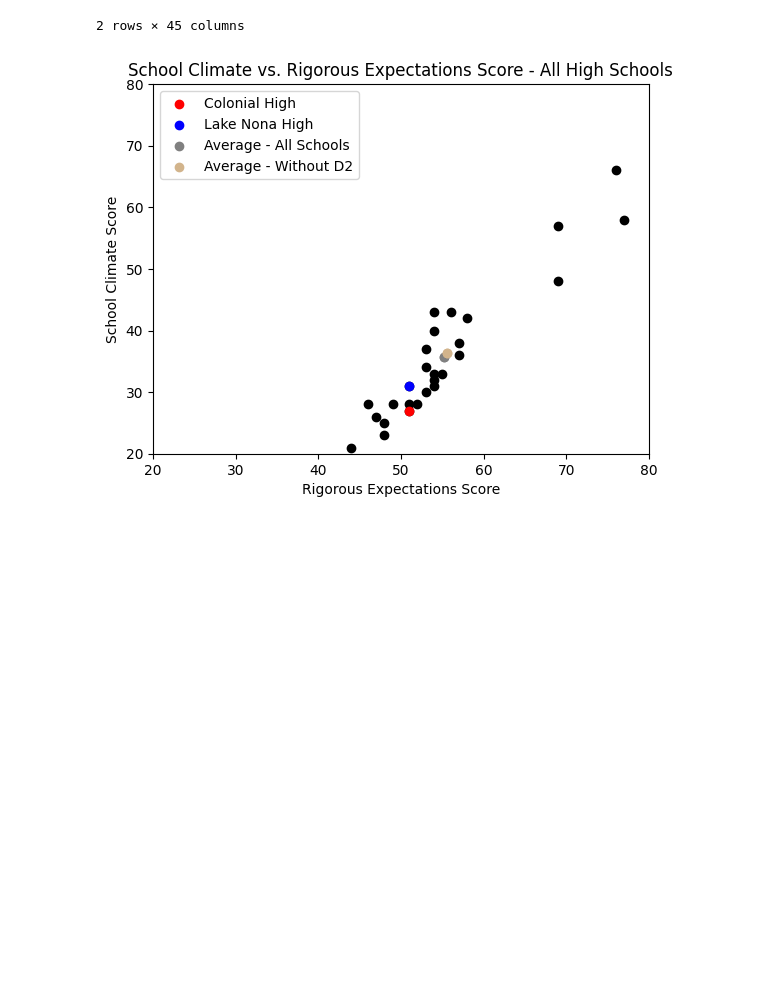
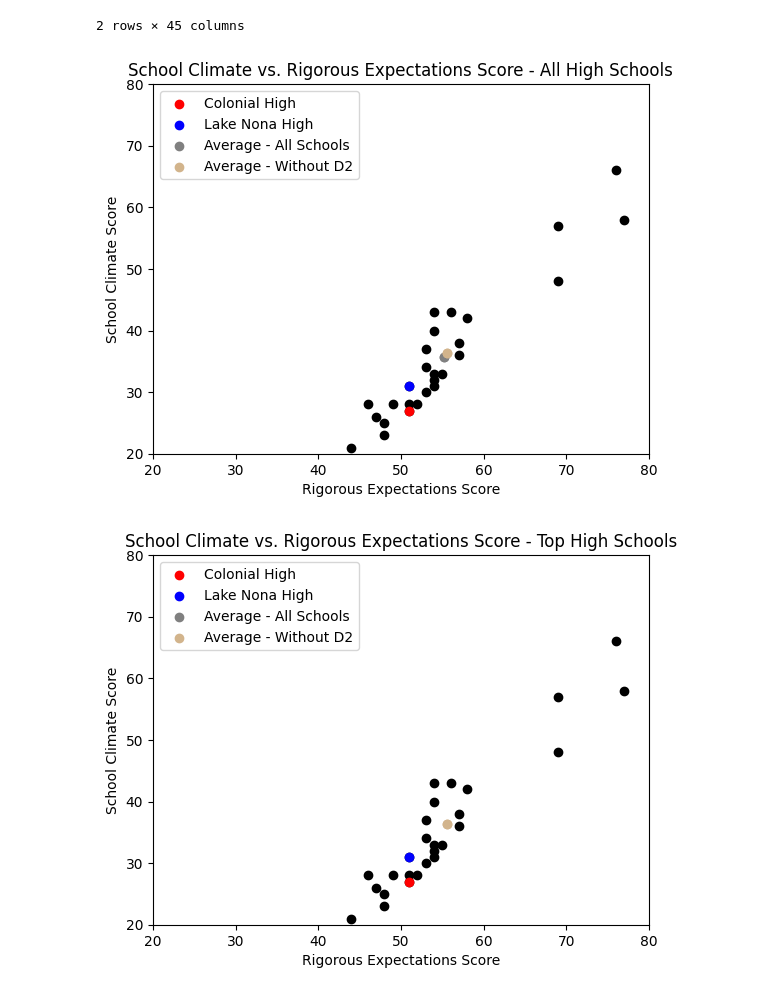
Before and after one commit to cruzdariel/ocps_2024survey, a Jupyter notebook: DataAnalysis.ipynb, the cells around one changed output. Cells and saved outputs as stored; diff of their text form; code cells hidden in the pictures; blank space fills up the shorter version.

```diff
--- a/DataAnalysis.ipynb
+++ b/DataAnalysis.ipynb
@@ -124,19 +124,38 @@ df_district2.head()
 2 rows × 45 columns
 # %%
 plt.style.use('default')
+
+# All High Schools - School Climate vs. Rigor Expectations Score
 plt.scatter(df['Rigorous Expectations'],df['School Climate'],c='black')
 plt.scatter(df[df['Name'] == 'COLONIAL HIGH']['Rigorous Expectations'], df[df['Name'] == 'COLONIAL HIGH']['School Climate'], c='red', label='Colonial High')
 plt.scatter(df[df['Name'] == 'LAKE NONA HIGH']['Rigorous Expectations'], df[df['Name'] == 'LAKE NONA HIGH']['School Climate'], c='blue', label='Lake Nona High')
 plt.scatter(df_district2['AverageRigor'],df_district2['AverageSchoolClimate'],color='grey', label='Average - All Schools')
 plt.scatter(df_district2['AverageRigorNoD2'],df_district2['AverageSchoolClimateNoD2'],color='tan', label='Average - Without D2')
 plt.title('School Climate vs. Rigorous Expectations Score - All High Schools')
 plt.xlabel('Rigorous Expectations Score')
 plt.ylabel('School Climate Score')
 plt.xlim(20, 80)
 plt.ylim(20, 80)
 #for i, row in df.iterrows():
 #    plt.annotate(row['Name'], (row['Rigorous Expectations'], row['School Climate']), fontsize=5, alpha=1,rotation=300)
 plt.legend()
 plt.show()
+
+# Top High Schools - School Climate vs. Rigor Expectations Score
+plt.scatter(df['Rigorous Expectations'],df['School Climate'],c='black')
+plt.scatter(df[df['Name'] == 'COLONIAL HIGH']['Rigorous Expectations'], df[df['Name'] == 'COLONIAL HIGH']['School Climate'], c='red', label='Colonial High')
+plt.scatter(df[df['Name'] == 'LAKE NONA HIGH']['Rigorous Expectations'], df[df['Name'] == 'LAKE NONA HIGH']['School Climate'], c='blue', label='Lake Nona High')
+plt.scatter(df_district2[df_district2['AverageRigor'] >= 65]['AverageRigor'],df_district2[df_district2['AverageSchoolClimate'] >= 65]['AverageSchoolClimate'],color='grey', label='Average - All Schools')
+plt.scatter(df_district2['AverageRigorNoD2'],df_district2['AverageSchoolClimateNoD2'],color='tan', label='Average - Without D2')
+plt.title('School Climate vs. Rigorous Expectations Score - Top High Schools')
+plt.xlabel('Rigorous Expectations Score')
+plt.ylabel('School Climate Score')
+plt.xlim(20, 80)
+plt.ylim(20, 80)
+#for i, row in df.iterrows():
+#    plt.annotate(row['Name'], (row['Rigorous Expectations'], row['School Climate']), fontsize=5, alpha=1,rotation=300)
+plt.legend()
+plt.show()
 # %% [output]
 [figure]
+[figure, added]
```
